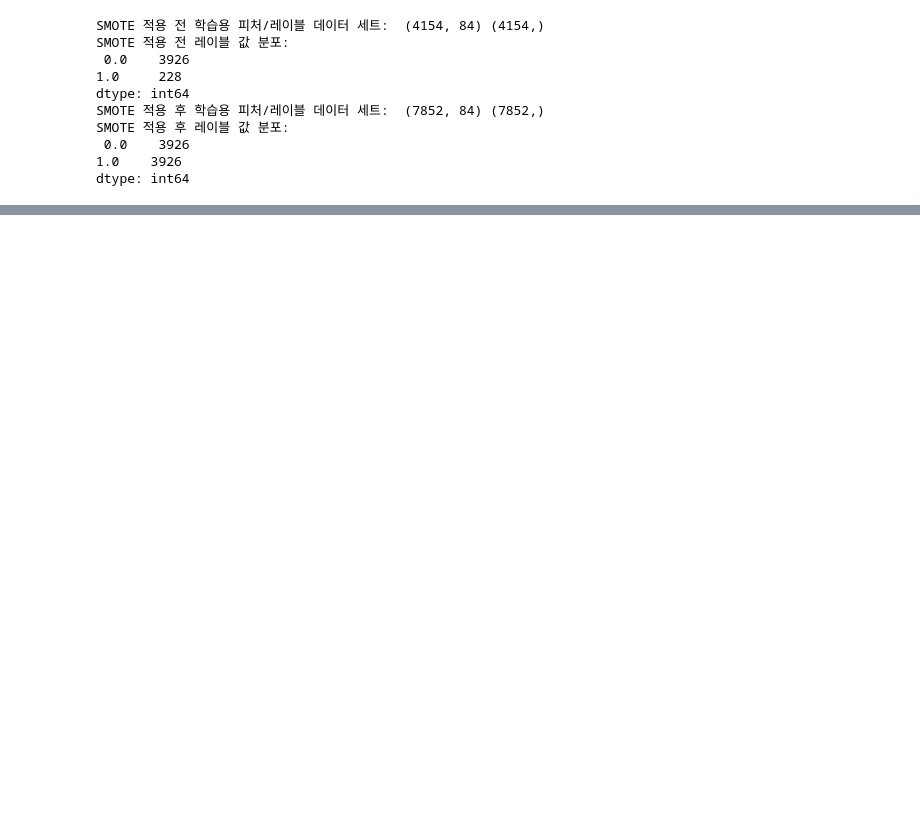
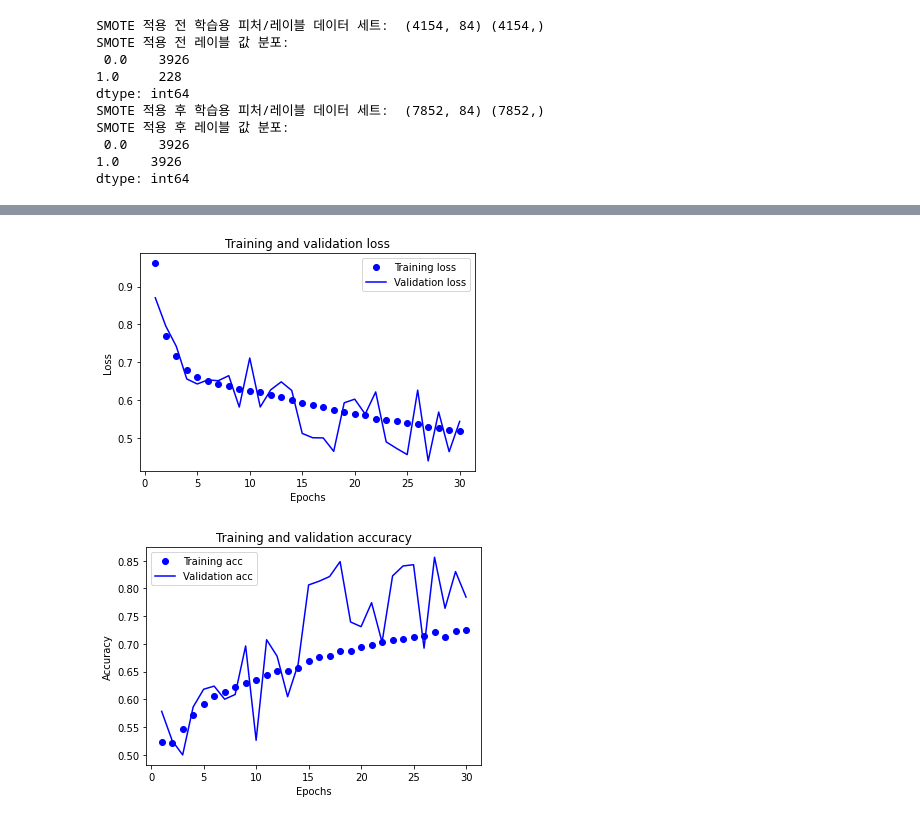
Before and after one commit to leeyerin25/TASK_2022, a Jupyter notebook: 기계학습_3_1_yr.ipynb, the cells around one changed output, grey strips where cells are left out. Cells and saved outputs as stored; diff of their text form; code cells hidden in the pictures; blank space fills up the shorter version.

```diff
--- a/기계학습_3_1_yr.ipynb
+++ b/기계학습_3_1_yr.ipynb
@@ -351,0 +437,11 @@ dtype: int64
+# %%
+smaller = models.Sequential()
+smaller.add(Dense(8, input_dim = 84, activation='relu'))
+smaller.add(Dense(8, activation='relu'))
+smaller.add(Dense(1, activation='sigmoid'))
+
+smaller.compile(optimizer='rmsprop',
+                loss='binary_crossentropy',
+                metrics=['accuracy'])
+# %%
+smaller_hist = smaller.fit(X_train_over,y_train_over,epochs=30,batch_size=512,validation_data=(X_test, y_test))
@@ -351,0 +466,29 @@ dtype: int64
+# %%
+loss = smaller_hist.history['loss']
+val_loss = smaller_hist.history['val_loss']
+
+epochs = range(1, len(loss) + 1)
+
+plt.plot(epochs, loss, 'bo', label='Training loss')
+plt.plot(epochs, val_loss, 'b', label='Validation loss')
+plt.title('Training and validation loss')
+plt.xlabel('Epochs')
+plt.ylabel('Loss')
+plt.legend()
+
+plt.show()
+
+acc = smaller_hist.history['accuracy']
+val_acc = smaller_hist.history['val_accuracy']
+
+plt.plot(epochs, acc, 'bo', label='Training acc')
+plt.plot(epochs, val_acc, 'b', label='Validation acc')
+plt.title('Training and validation accuracy')
+plt.xlabel('Epochs')
+plt.ylabel('Accuracy')
+plt.legend()
+
+plt.show()
+# %% [output]
+[figure, added]
+[figure, added]
```
Also changed, not shown: parts of 20 cells of this notebook.
